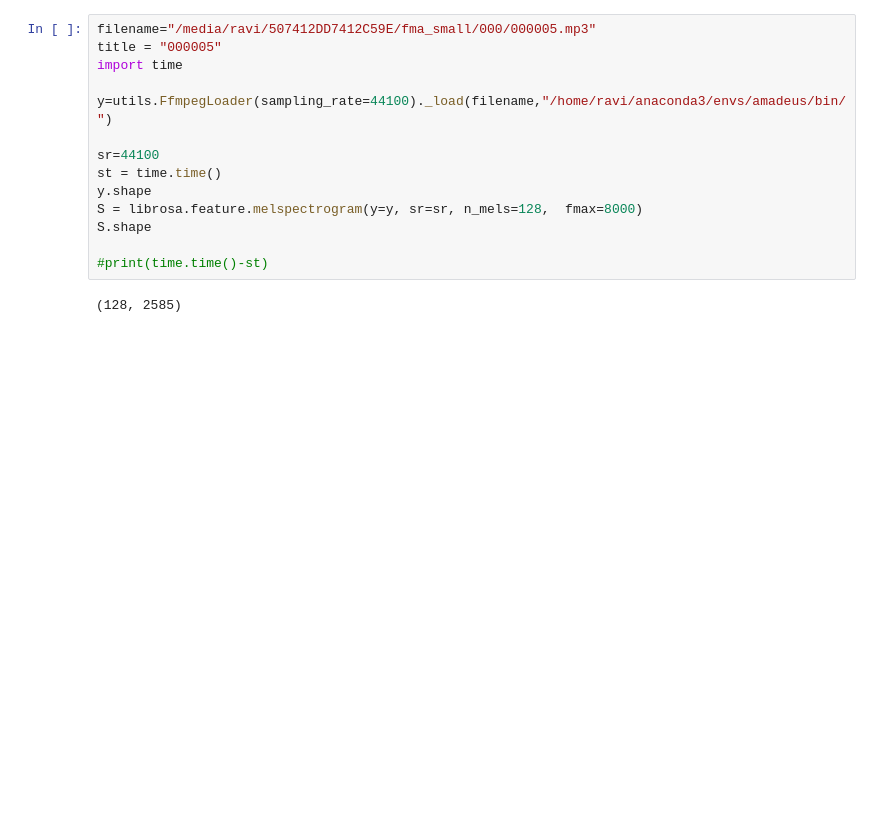
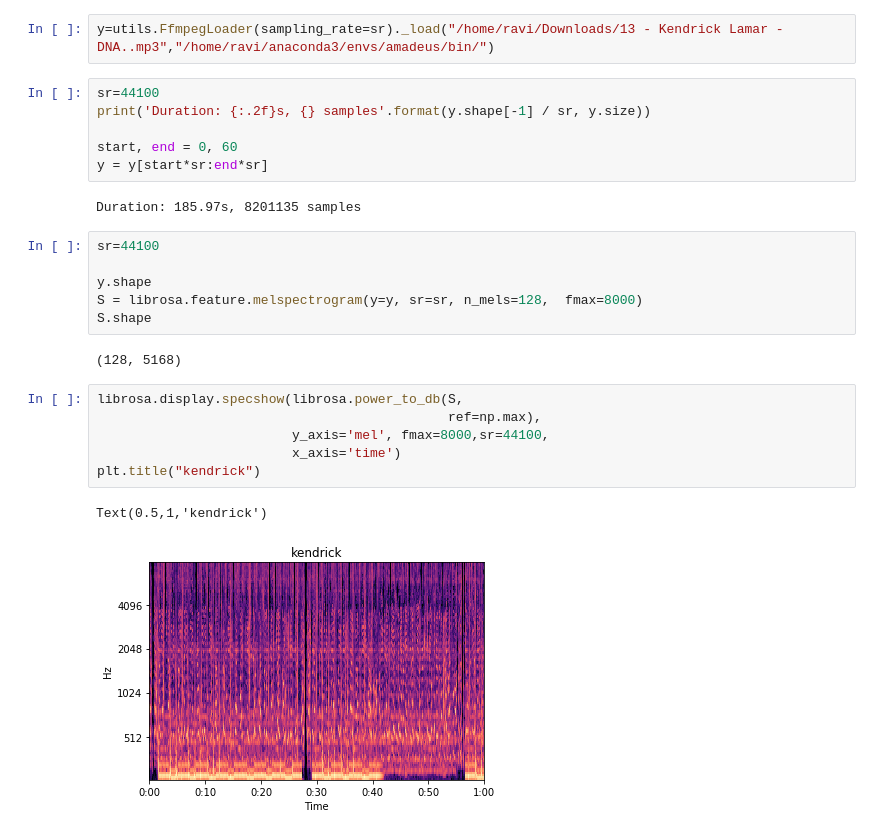
Before and after one commit to caoj8/Amadeus-Copy, a Jupyter notebook: fma_code/melspectrogram.ipynb, the cells around one changed output. Cells and saved outputs as stored; diff of their text form; blank space fills up the shorter version.

```diff
--- a/fma_code/melspectrogram.ipynb
+++ b/fma_code/melspectrogram.ipynb
@@ -32,16 +66,27 @@ librosa.util.example_audio_file()
+# %%
+y=utils.FfmpegLoader(sampling_rate=sr)._load("/home/ravi/Downloads/13 - Kendrick Lamar - DNA..mp3","/home/ravi/anaconda3/envs/amadeus/bin/")
+# %%
+sr=44100
+print('Duration: {:.2f}s, {} samples'.format(y.shape[-1] / sr, y.size))
+
+start, end = 0, 60
+y = y[start*sr:end*sr]
+# %% [output]
+Duration: 185.97s, 8201135 samples
 # %%
-filename="/media/ravi/507412DD7412C59E/fma_small/000/000005.mp3"
-title = "000005"
-import time
+sr=44100
 
-y=utils.FfmpegLoader(sampling_rate=44100)._load(filename,"/home/ravi/anaconda3/envs/amadeus/bin/")
-
-sr=44100
-st = time.time()
 y.shape
 S = librosa.feature.melspectrogram(y=y, sr=sr, n_mels=128,  fmax=8000)
 S.shape
-
-#print(time.time()-st)
 # %% [output]
-(128, 2585)
+(128, 5168)
+# %%
+librosa.display.specshow(librosa.power_to_db(S,
+                                             ref=np.max),
+                         y_axis='mel', fmax=8000,sr=44100,
+                         x_axis='time')
+plt.title("kendrick")
+# %% [output]
+Text(0.5,1,'kendrick')
+[figure, added]
```
Also changed, not shown: parts of 27 cells of this notebook, 1 other file.
